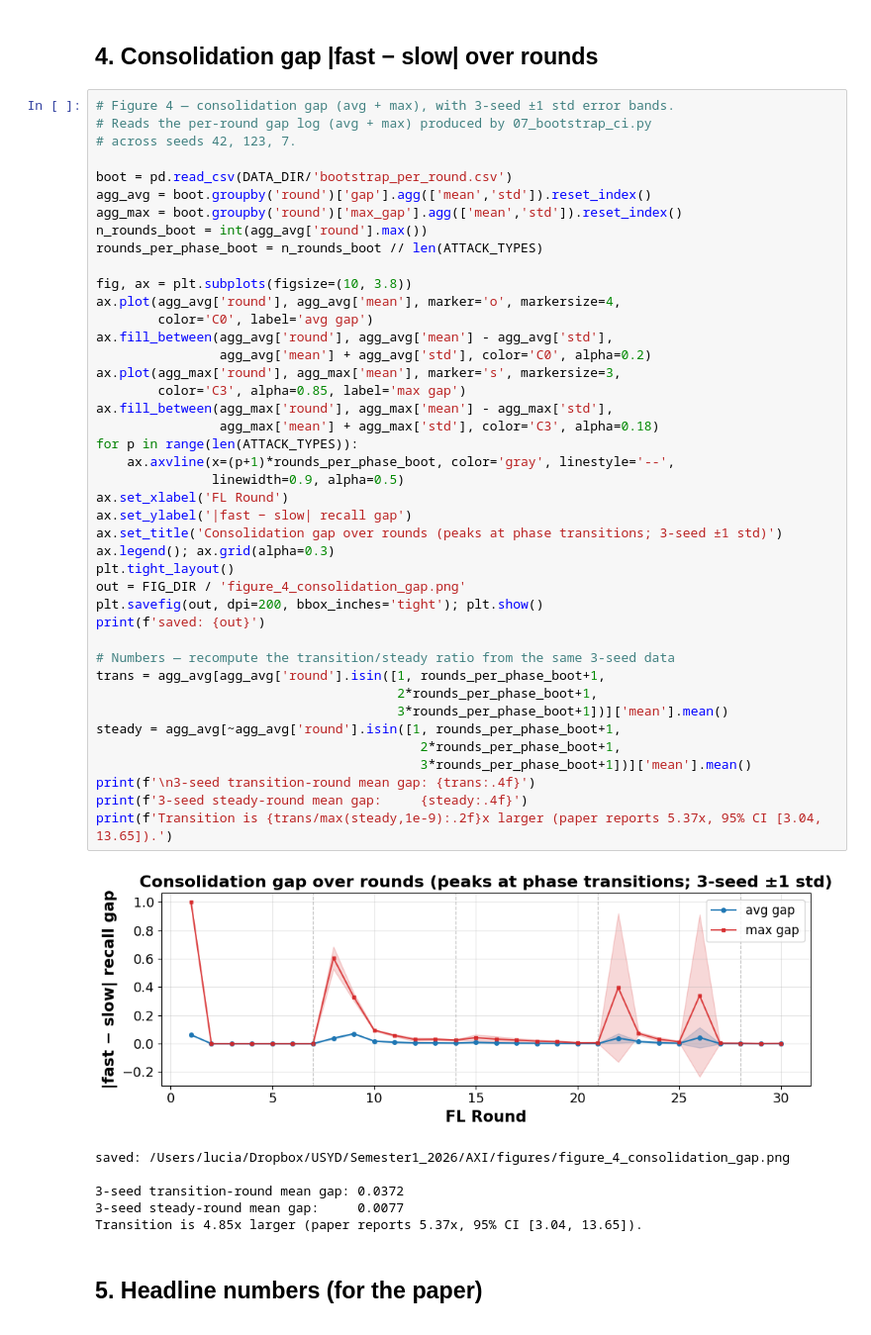
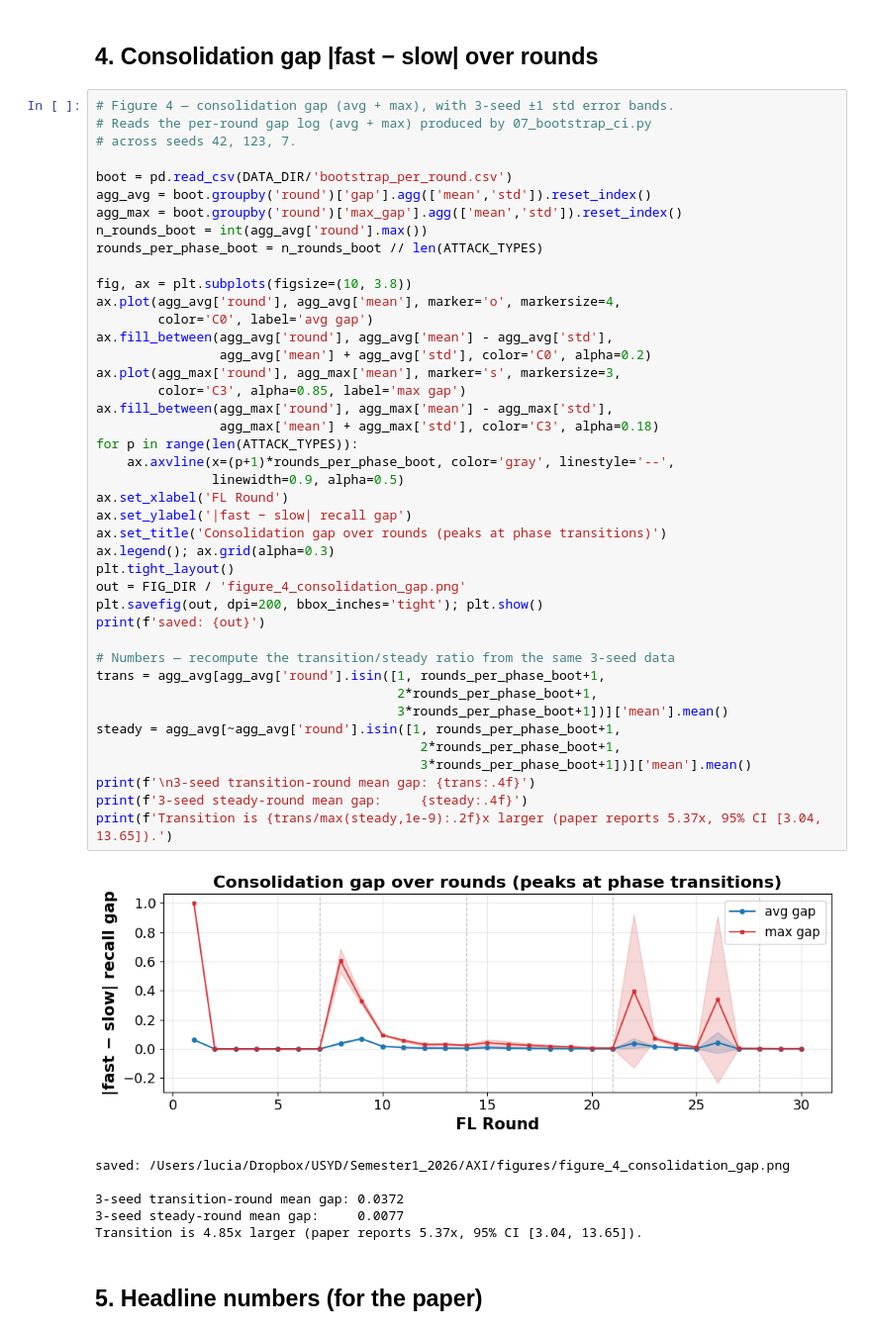
Before and after one commit to sue962/axi-xai-workshop, a Jupyter notebook: notebooks/03_nl_explanation.ipynb, the cells around one changed output. Shown at 99% size. Drawn from its saved outputs; the diff is of its cells as text.

Commit message:
Restore Fig 4 title to original

```diff
--- a/notebooks/03_nl_explanation.ipynb
+++ b/notebooks/03_nl_explanation.ipynb
@@ -155,35 +155,35 @@ fig, ax = plt.subplots(figsize=(10, 3.8))
 ax.plot(agg_avg['round'], agg_avg['mean'], marker='o', markersize=4,
         color='C0', label='avg gap')
 ax.fill_between(agg_avg['round'], agg_avg['mean'] - agg_avg['std'],
                 agg_avg['mean'] + agg_avg['std'], color='C0', alpha=0.2)
 ax.plot(agg_max['round'], agg_max['mean'], marker='s', markersize=3,
         color='C3', alpha=0.85, label='max gap')
 ax.fill_between(agg_max['round'], agg_max['mean'] - agg_max['std'],
                 agg_max['mean'] + agg_max['std'], color='C3', alpha=0.18)
 for p in range(len(ATTACK_TYPES)):
     ax.axvline(x=(p+1)*rounds_per_phase_boot, color='gray', linestyle='--',
                linewidth=0.9, alpha=0.5)
 ax.set_xlabel('FL Round')
 ax.set_ylabel('|fast − slow| recall gap')
-ax.set_title('Consolidation gap over rounds (peaks at phase transitions; 3-seed ±1 std)')
+ax.set_title('Consolidation gap over rounds (peaks at phase transitions)')
 ax.legend(); ax.grid(alpha=0.3)
 plt.tight_layout()
 out = FIG_DIR / 'figure_4_consolidation_gap.png'
 plt.savefig(out, dpi=200, bbox_inches='tight'); plt.show()
 print(f'saved: {out}')
 
 # Numbers — recompute the transition/steady ratio from the same 3-seed data
 trans = agg_avg[agg_avg['round'].isin([1, rounds_per_phase_boot+1,
                                        2*rounds_per_phase_boot+1,
                                        3*rounds_per_phase_boot+1])]['mean'].mean()
 steady = agg_avg[~agg_avg['round'].isin([1, rounds_per_phase_boot+1,
                                           2*rounds_per_phase_boot+1,
                                           3*rounds_per_phase_boot+1])]['mean'].mean()
 print(f'\n3-seed transition-round mean gap: {trans:.4f}')
 print(f'3-seed steady-round mean gap:     {steady:.4f}')
 print(f'Transition is {trans/max(steady,1e-9):.2f}x larger (paper reports 5.37x, 95% CI [3.04, 13.65]).')
 # %% [output]
-[figure, old version]
+[figure, new version]
 saved: /Users/lucia/Dropbox/USYD/Semester1_2026/AXI/figures/figure_4_consolidation_gap.png
 
 3-seed transition-round mean gap: 0.0372
```
Also changed, not shown: 1 other file.
